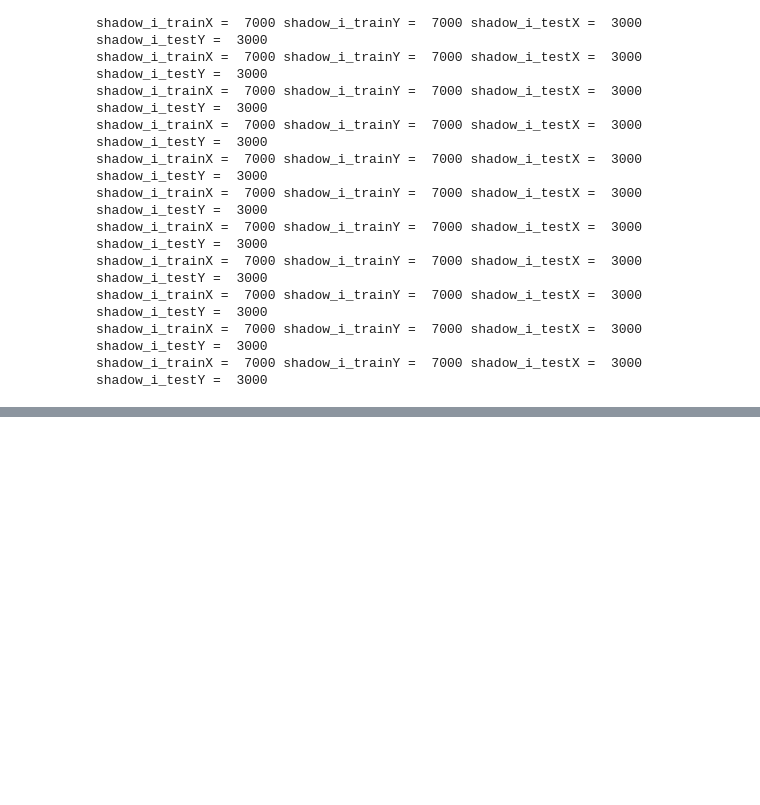
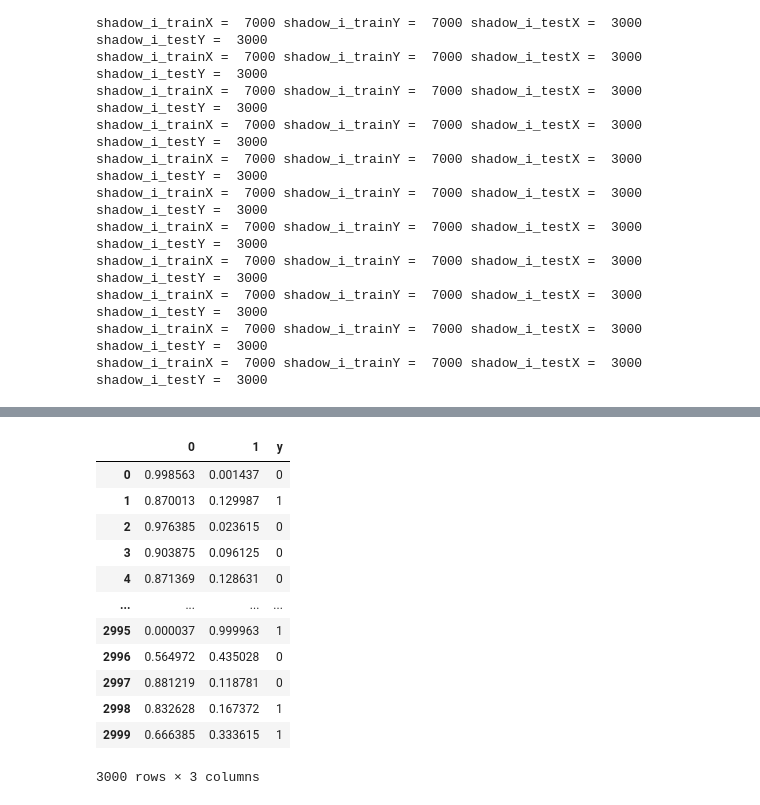
Before and after one commit to sakib570/membership-inference-attack, a Jupyter notebook: mi_attack_adult_original.ipynb, the cells around one changed output, grey strips where cells are left out. Saved outputs shown, nothing was run; the diff lists cells and outputs as text; code cells hidden in the pictures; blank space fills up the shorter version.

```diff
--- a/mi_attack_adult_original.ipynb
+++ b/mi_attack_adult_original.ipynb
@@ -107,10 +74,10 @@ def transform_puchase_data(dataset):
 # %%
 def load_target_data(dataset, test_ratio):
-    x, y, dim = transform_puchase_data(dataset)
+    x, y, dim = transform_data(dataset)
 
     #trainX,testX, trainY, testY = train_test_split(x, y, test_size=test_ratio, random_state=0, stratify=y)
-    trainX = x[0:14000,]
-    testX = x[14000:,]
-    trainY = y[0:14000,]
-    testY = y[14000:,]
+    trainX = x[0:7000,]
+    testX = x[7000:,]
+    trainY = y[0:7000,]
+    testY = y[7000:,]
     return (trainX, trainY), (testX, testY), dim
@@ -291,8 +305,8 @@ def define_attack_model(n_class):
 # %%
 def load_attack_test_data(members, nonmembers):
-    memberX, memberY, _ = transform_puchase_data(members)
+    memberX, memberY, _ = transform_data(members)
 
-    nonmemberX, nonmemberY, _ = transform_puchase_data(nonmembers)
+    nonmemberX, nonmemberY, _ = transform_data(nonmembers)
 
     return memberX, memberY, nonmemberX, nonmemberY
 # %%
@@ -371,14 +452,14 @@ def train_attack_model(attack_data, check_membership, n_hidden=50, learning_rate
 # trian target model
 per_class_sample=150
 channel=0
-EPS=50
-act_layer=6
-n_class = 100
+EPS=200
+act_layer=3
+n_class = 2
 VERBOSE = 0
 test_ratio = 0.3
 
 (target_trainX, target_trainY), (target_testX, target_testY), dim = load_target_data(target_dataset, test_ratio)
-target_model,_ = buid_purchase_dnn(n_class,dim)
+target_model,_ = build_simple_mlp(n_class,dim, channel)
 #get_trained_keras_models(model, (target_trainX, target_trainY), (target_testX, target_testY), num_models=1)
 history = target_model.fit(target_trainX, target_trainY, epochs=EPS, batch_size=32, verbose=VERBOSE)
 score = target_model.evaluate(target_testX, target_testY, verbose=VERBOSE)
@@ -544,0 +646,17 @@ n_attack_data
+# %%
+mem_validation, nmem_validation = prep_validation_data(attack_test_data)
+nmem_validation
+# %% [output]
+|  | 0 | 1 | y |
+| 0 | 0.998563 | 0.001437 | 0 |
+| 1 | 0.870013 | 0.129987 | 1 |
+| 2 | 0.976385 | 0.023615 | 0 |
+| 3 | 0.903875 | 0.096125 | 0 |
+| 4 | 0.871369 | 0.128631 | 0 |
+| ... | ... | ... | ... |
+| 2995 | 0.000037 | 0.999963 | 1 |
+| 2996 | 0.564972 | 0.435028 | 0 |
+| 2997 | 0.881219 | 0.118781 | 0 |
+| 2998 | 0.832628 | 0.167372 | 1 |
+| 2999 | 0.666385 | 0.333615 | 1 |
+3000 rows × 3 columns
```
Also changed, not shown: parts of 24 cells of this notebook.
